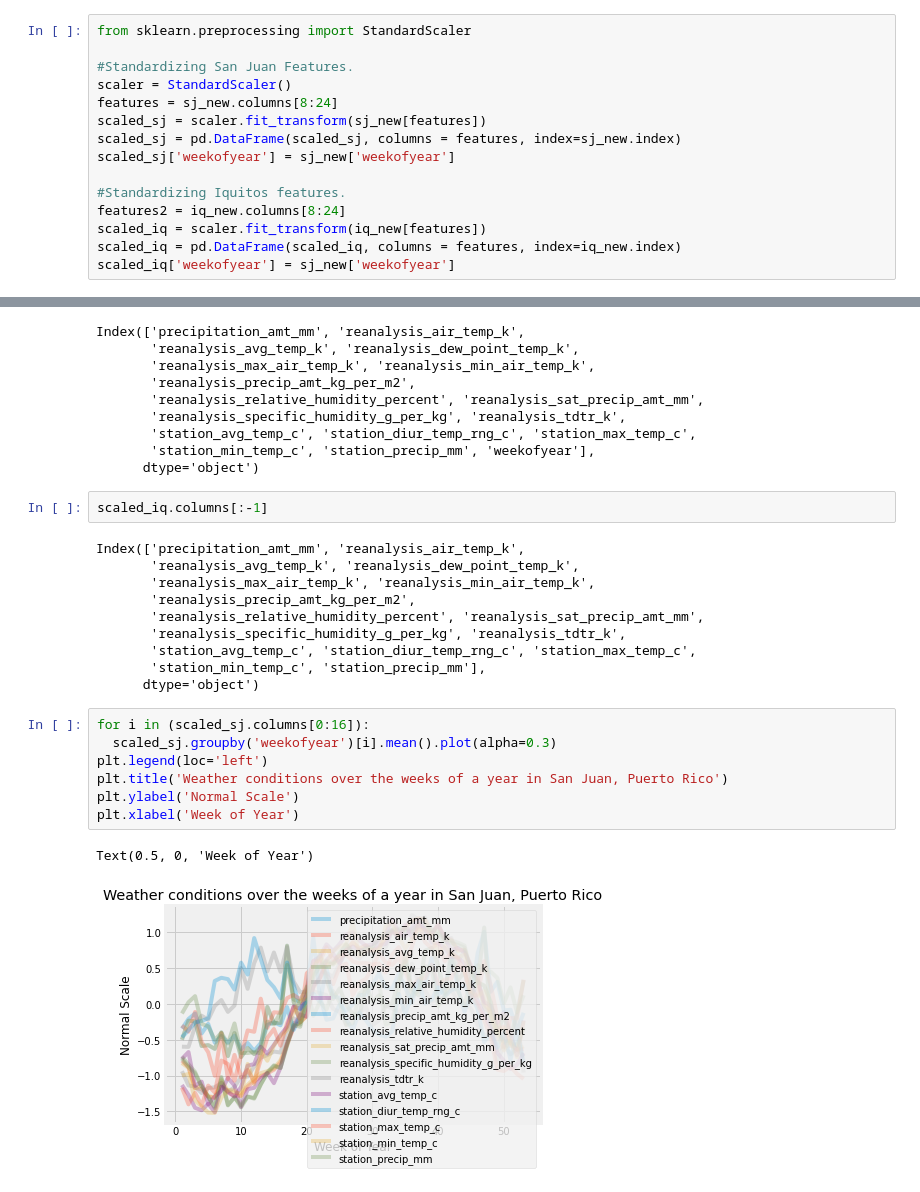
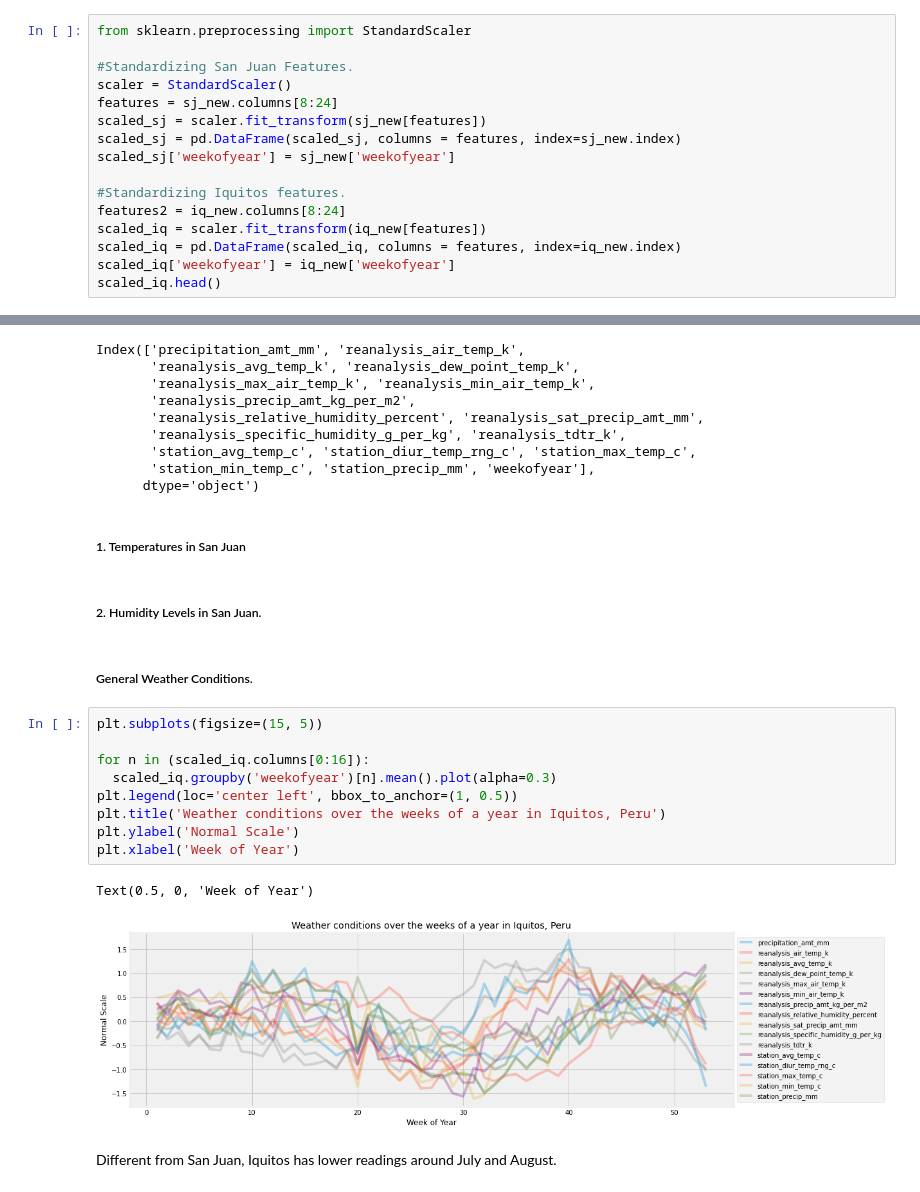
Before and after one commit to Mjcherono/Predicting-Disease-Spread, a Jupyter notebook: dengue.ipynb, the cells around one changed output, grey strips where cells are left out. Saved outputs shown, nothing was run; the diff lists cells and outputs as text.

```diff
--- a/dengue.ipynb
+++ b/dengue.ipynb
@@ -660,4 +666,5 @@ scaled_sj['weekofyear'] = sj_new['weekofyear']
 features2 = iq_new.columns[8:24]
 scaled_iq = scaler.fit_transform(iq_new[features])
 scaled_iq = pd.DataFrame(scaled_iq, columns = features, index=iq_new.index)
-scaled_iq['weekofyear'] = sj_new['weekofyear']
+scaled_iq['weekofyear'] = iq_new['weekofyear']
+scaled_iq.head()
@@ -677,25 +764,23 @@ Index(['precipitation_amt_mm', 'reanalysis_air_temp_k',
        'station_avg_temp_c', 'station_diur_temp_rng_c', 'station_max_temp_c',
        'station_min_temp_c', 'station_precip_mm', 'weekofyear'],
       dtype='object')
-# %%
-scaled_iq.columns[:-1]
-# %% [output]
-Index(['precipitation_amt_mm', 'reanalysis_air_temp_k',
-       'reanalysis_avg_temp_k', 'reanalysis_dew_point_temp_k',
-       'reanalysis_max_air_temp_k', 'reanalysis_min_air_temp_k',
-       'reanalysis_precip_amt_kg_per_m2',
-       'reanalysis_relative_humidity_percent', 'reanalysis_sat_precip_amt_mm',
-       'reanalysis_specific_humidity_g_per_kg', 'reanalysis_tdtr_k',
-       'station_avg_temp_c', 'station_diur_temp_rng_c', 'station_max_temp_c',
-       'station_min_temp_c', 'station_precip_mm'],
-      dtype='object')
+# %% [markdown]
+##### 1. Temperatures in San Juan
+# %% [markdown]
+##### 2. Humidity Levels in San Juan.
+# %% [markdown]
+##### General Weather Conditions.
 # %%
-for i in (scaled_sj.columns[0:16]):
-  scaled_sj.groupby('weekofyear')[i].mean().plot(alpha=0.3)
-plt.legend(loc='left')
-plt.title('Weather conditions over the weeks of a year in San Juan, Puerto Rico')
+plt.subplots(figsize=(15, 5))
+
+for n in (scaled_iq.columns[0:16]):
+  scaled_iq.groupby('weekofyear')[n].mean().plot(alpha=0.3)
+plt.legend(loc='center left', bbox_to_anchor=(1, 0.5))
+plt.title('Weather conditions over the weeks of a year in Iquitos, Peru')
 plt.ylabel('Normal Scale')
 plt.xlabel('Week of Year')
 # %% [output]
 Text(0.5, 0, 'Week of Year')
-[figure, old version]
+[figure, new version]
+# %% [markdown]
+Different from San Juan, Iquitos has lower readings around July and August.
```
Also changed, not shown: parts of 19 cells of this notebook.
